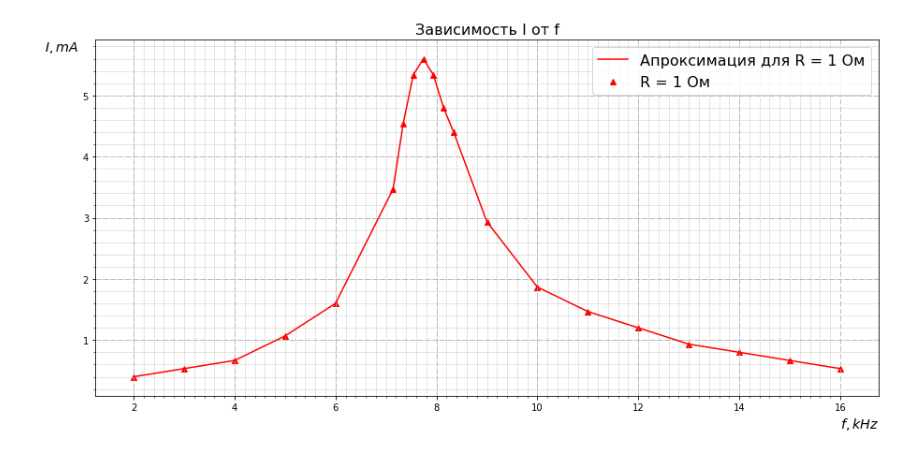
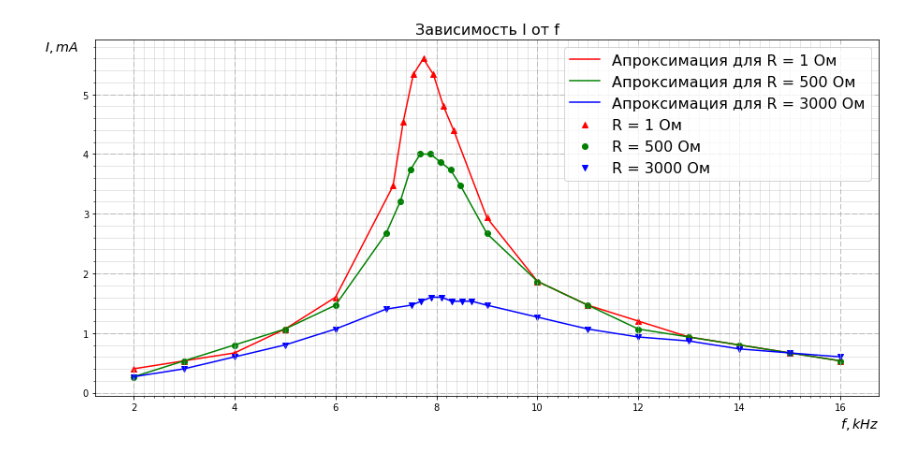
Before and after one commit to svinkapeppa/5-term, a Jupyter notebook: physics/2.2.ipynb, the cells around one changed output. Cells and saved outputs as stored; diff of their text form; code cells hidden in the pictures.

```diff
--- a/physics/2.2.ipynb
+++ b/physics/2.2.ipynb
@@ -5,29 +5,41 @@ import matplotlib.pyplot as plt
 # %%
 # R = 1 Ohm
 R_1 = 75 # Ohm
-f = np.array([2., 3., 4., 5., 6., 7.14, 7.34, 7.54, 7.74, 7.94,
-              8.14, 8.34, 9., 10., 11., 12., 13., 14., 15., 16]) # kHz
-u = np.array([0.3, 0.4, 0.5, 0.8, 1.2, 2.6, 3.4, 4., 4.2,
-              4., 3.6, 3.3, 2.2, 1.4, 1.1, 0.9, 0.7, 0.6, 0.5, 0.4]) # 10^-1 V
+f = np.array([np.array([2., 3., 4., 5., 6., 7.14, 7.34, 7.54, 7.74, 7.94,
+                        8.14, 8.34, 9., 10., 11., 12., 13., 14., 15., 16.]),
+              np.array([2., 3., 4., 5., 6., 7., 7.28, 7.48, 7.68, 7.88,
+                        8.08, 8.28, 8.48, 9., 10., 11., 12., 13., 14., 15., 16.]),
+              np.array([2., 3., 4., 5., 6., 7., 7.5, 7.7, 7.9, 8.1, 8.3,
+                        8.5, 8.7, 9., 10., 11., 12., 13., 14., 15., 16.])]) # kHz
+u = np.array([np.array([0.3, 0.4, 0.5, 0.8, 1.2, 2.6, 3.4, 4., 4.2,
+                        4., 3.6, 3.3, 2.2, 1.4, 1.1, 0.9, 0.7, 0.6, 0.5, 0.4]),
+              np.array([0.2, 0.4, 0.6, 0.8, 1.1, 2., 2.4, 2.8, 3., 3., 2.9,
+                        2.8, 2.6, 2., 1.4, 1.1, 0.8, 0.7, 0.6, 0.5, 0.4]),
+              np.array([0.4, 0.6, 0.9, 1.2, 1.6, 2.1, 2.2, 2.3, 2.4, 2.4,
+                        2.3, 2.3, 2.3, 2.2, 1.9, 1.6, 1.4, 1.3, 1.1, 1., 0.9]) / 2]) # 10^-1 V
 i = u * 1000 / R_1 / 10
 # %%
 fig = plt.figure(figsize=(15,7))
 
 ax = fig.gca()
 ax.set_xticks(np.arange(2, 16, 0.2), minor=True)
 ax.set_yticks(np.arange(0., 6., 0.2), minor=True)
 ax.grid(which='minor', alpha=0.4, linestyle='-')
 
-plt.scatter(f, i, c='r', marker='^', label='R = 1 Ом')
-plt.plot(f, i, color='r', label='Апроксимация для R = 1 Ом')
+plt.scatter(f[0], i[0], c='r', marker='^', label='R = 1 Ом')
+plt.plot(f[0], i[0], color='r', label='Апроксимация для R = 1 Ом')
+plt.scatter(f[1], i[1], c='g', marker='o', label='R = 500 Ом')
+plt.plot(f[1], i[1], color='g', label='Апроксимация для R = 500 Ом')
+plt.scatter(f[2], i[2], c='b', marker='v', label='R = 3000 Ом')
+plt.plot(f[2], i[2], color='b', label='Апроксимация для R = 3000 Ом')
 
 plt.xlabel(r'$f, kHz$', horizontalalignment='right', fontsize='x-large', x=1)
 h = plt.ylabel(r'$I, mA$', verticalalignment='top', fontsize='x-large', horizontalalignment='right', y=1)
 h.set_rotation(0)
 
 plt.title('Зависимость I от f', fontsize=16)
 plt.legend(fontsize=16)
 plt.grid(ls='--')
 plt.show()
 # %% [output]
-[figure, old version]
+[figure, new version]
```
